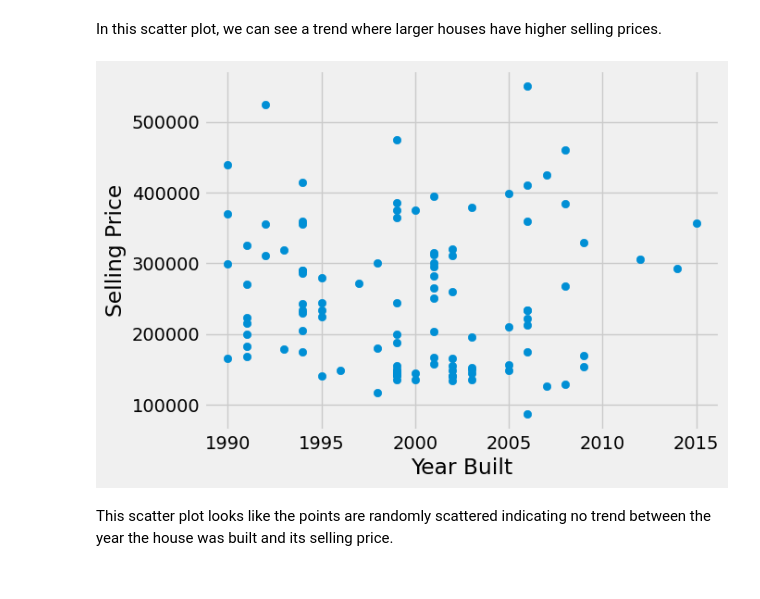
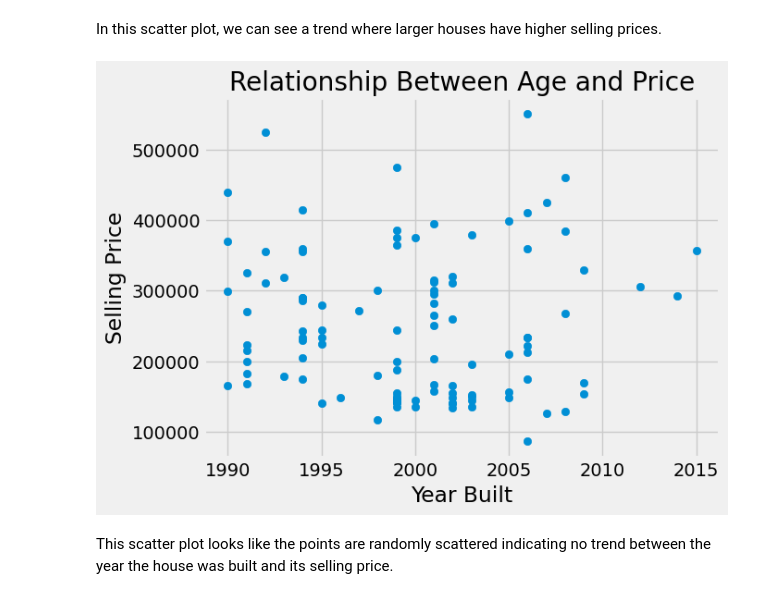
Before and after one commit to uchicago-dsi/textbook-datascience-1, a Jupyter notebook: textbook/17/1/prediction.ipynb, the cells around one changed output. Cells and saved outputs as stored; diff of their text form; code cells hidden in the pictures.

```diff
--- a/textbook/17/1/prediction.ipynb
+++ b/textbook/17/1/prediction.ipynb
@@ -48,10 +50,11 @@ In this scatter plot, we can see a trend where larger houses have higher selling
 # %%
 plt.scatter(housing_df['built_year'],housing_df['sold_price'])
 plt.xlabel("Year Built")
 plt.ylabel("Selling Price")
+plt.title("Relationship Between Age and Price")
 plt.show()
 # %% [output]
-[figure, old version]
+[figure, new version]
 # %% [markdown]
 This scatter plot looks like the points are randomly scattered indicating no trend between the year the house was built and its selling price.
 # %% [markdown]
```
Also changed, not shown: parts of 3 cells of this notebook, 1 other file.
